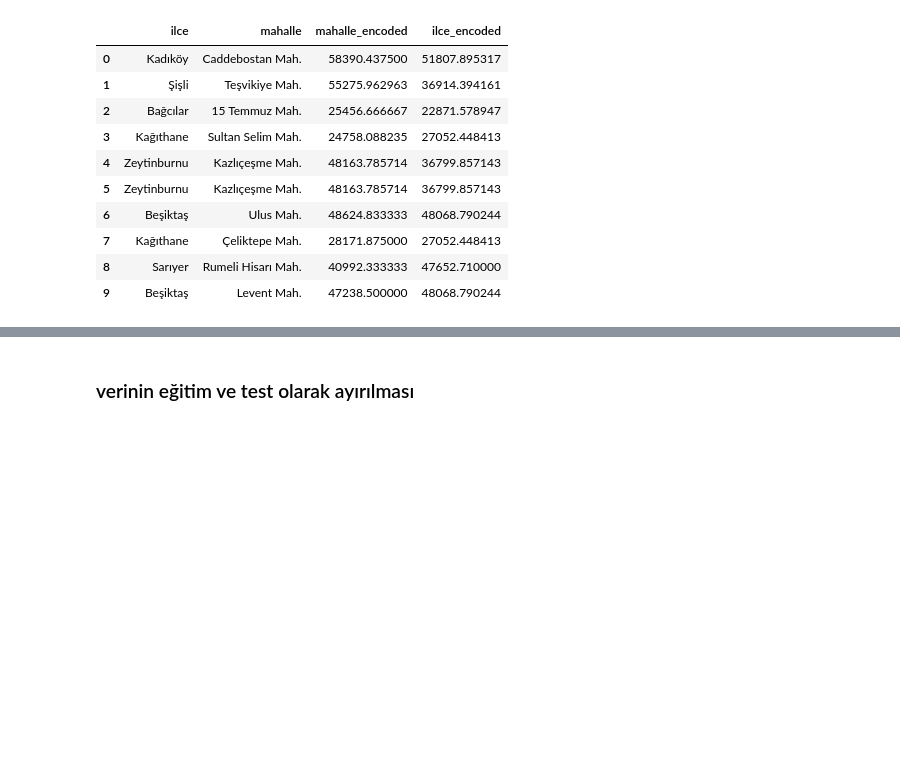
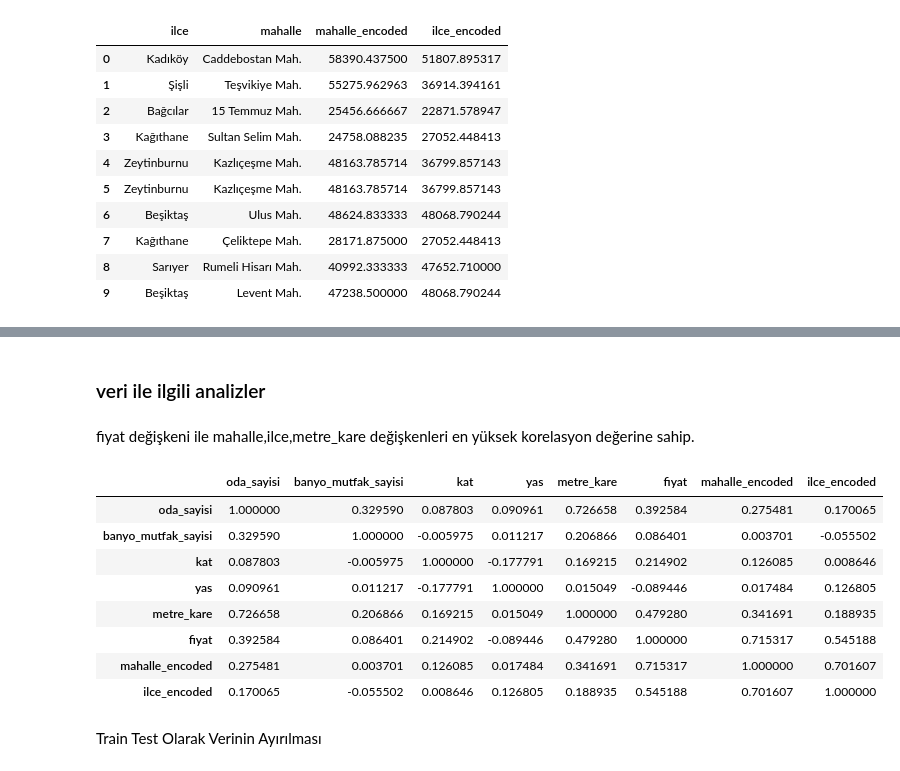
Before and after one commit to EnesBinmar/Istanbul_rent_prediction, a Jupyter notebook: kira_tahmini.ipynb, the cells around one changed output, grey strips where cells are left out. Saved outputs shown, nothing was run; the diff lists cells and outputs as text; code cells hidden in the pictures; blank space fills up the shorter version.

```diff
--- a/kira_tahmini.ipynb
+++ b/kira_tahmini.ipynb
@@ -458,2 +465,18 @@ df_prepared.sample(10)
 # %% [markdown]
-### verinin eğitim ve test olarak ayırılması
+### veri ile ilgili analizler
+# %% [markdown]
+fiyat değişkeni ile mahalle,ilce,metre_kare değişkenleri en yüksek korelasyon değerine sahip.
+# %%
+df_prepared.corr()
+# %% [output]
+|  | oda_sayisi | banyo_mutfak_sayisi | kat | yas | metre_kare | fiyat | mahalle_encoded | ilce_encoded |
+| oda_sayisi | 1.000000 | 0.329590 | 0.087803 | 0.090961 | 0.726658 | 0.392584 | 0.275481 | 0.170065 |
+| banyo_mutfak_sayisi | 0.329590 | 1.000000 | -0.005975 | 0.011217 | 0.206866 | 0.086401 | 0.003701 | -0.055502 |
+| kat | 0.087803 | -0.005975 | 1.000000 | -0.177791 | 0.169215 | 0.214902 | 0.126085 | 0.008646 |
+| yas | 0.090961 | 0.011217 | -0.177791 | 1.000000 | 0.015049 | -0.089446 | 0.017484 | 0.126805 |
+| metre_kare | 0.726658 | 0.206866 | 0.169215 | 0.015049 | 1.000000 | 0.479280 | 0.341691 | 0.188935 |
+| fiyat | 0.392584 | 0.086401 | 0.214902 | -0.089446 | 0.479280 | 1.000000 | 0.715317 | 0.545188 |
+| mahalle_encoded | 0.275481 | 0.003701 | 0.126085 | 0.017484 | 0.341691 | 0.715317 | 1.000000 | 0.701607 |
+| ilce_encoded | 0.170065 | -0.055502 | 0.008646 | 0.126805 | 0.188935 | 0.545188 | 0.701607 | 1.000000 |
+# %% [markdown]
+Train Test Olarak Verinin Ayırılması
```
Also changed, not shown: parts of 21 cells of this notebook, 5 other files.
